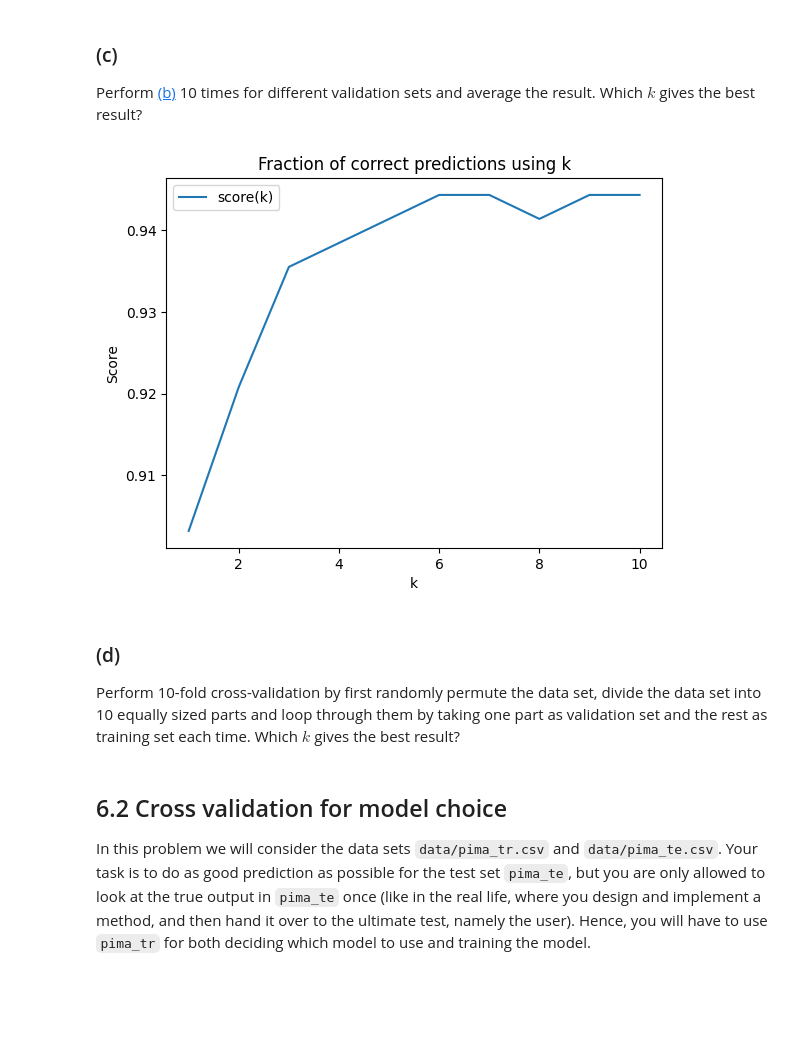
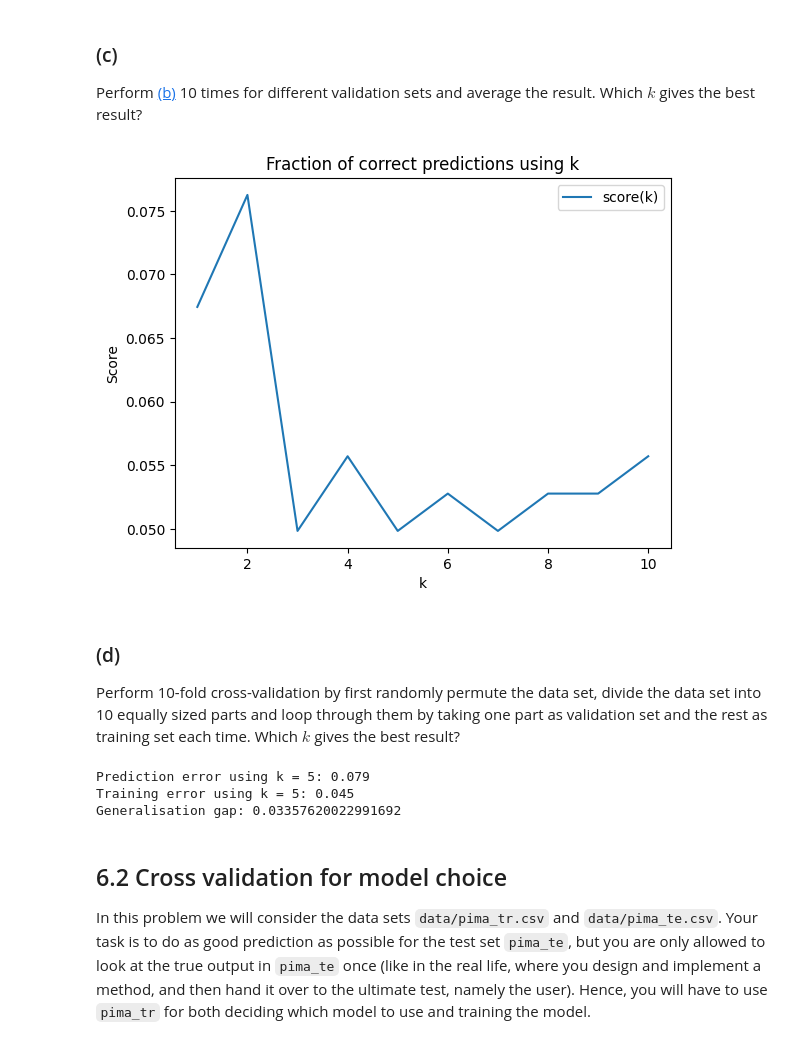
Before and after one commit to ivannoreland/smask, a Jupyter notebook: exercises/SML-session_6.ipynb, the cells around one changed output. Drawn from its saved outputs; the diff is of its cells as text; code cells hidden in the pictures; blank space fills up the shorter version.

```diff
--- a/exercises/SML-session_6.ipynb
+++ b/exercises/SML-session_6.ipynb
@@ -105,26 +105,76 @@ malignant      11        100
 Perform [(b)](#6.1-b) 10 times for different validation sets and average the result. Which $k$ gives the best result?
 # %%
 k_array = np.linspace(1, 10, 10)
-score = np.zeros(10)
+error = np.zeros(10)
 for k in k_array:
   model = skl_nb.KNeighborsClassifier(int(k)).fit(train[['V3','V4','V5']], train['class'])
   pred = model.predict(val[['V3','V4','V5']])
   true = val['class']
   # Corrected line: Use the already fitted 'model' instance to score
-  score[int(k)-1] = model.score(val[['V3','V4','V5']], true)
-  #print(f'Fraction of correct predictions using k = {float(k)}: {score[int(k)-1]:.3f}')
+  error[int(k)-1] = np.mean(pred != true)
+  #print(f'Prediction error using k = {float(k)}: {score[int(k)-1]:.3f}')
 
-plt.plot(k_array, score, label='score(k)')
+plt.plot(k_array, error, label='score(k)')
 plt.xlabel('k')
 plt.ylabel('Score')
 plt.title('Fraction of correct predictions using k')
 plt.legend()
 plt.show()
 # %% [output]
-[figure, old version]
+[figure, new version]
 # %% [markdown]
 ### (d)
 Perform 10-fold cross-validation by first randomly permute the data set, divide the data set into 10 equally sized parts and loop through them by taking one part as validation set and the rest as training set each time. Which $k$ gives the best result?
+# %%
+k = 5
+
+# 10-fold cross-validation.
+total_samples = len(biopsy)
+
+# Randomly permuting data set by selecting random indices
+permuted_indices = np.random.choice(total_samples, size=total_samples, replace=False)
+
+# Get the actual index labels of the DataFrame
+biopsy_indices = biopsy.index
+
+# Create a boolean mask for the permuted indices. Returns a boolean array of the
+# same shape as biopsy_indices that is True where an element of
+# biopsy_indices is in biopsy_indices[permuted_indices] and False otherwise.
+permuted_mask = np.isin(biopsy_indices, biopsy_indices[permuted_indices])
+
+# Select the permuted dataframe using the boolean mask
+permuted = biopsy[permuted_mask]
+
+#  Splitting data into 10-folds
+folds = np.array_split(permuted, 10)
+
+e_hold_out = np.zeros(10)
+
+# Train model on folds, with remaining fold as validation data
+for l in range(10):
+  val = folds[l]
+  train = folds[~l]
+  model = skl_nb.KNeighborsClassifier(k).fit(train[['V3','V4','V5']], train['class'])
+  pred = model.predict(val[['V3','V4','V5']])
+  true = val['class']
+  e_hold_out[l] = np.mean(pred != true)
+
+e_kfold = np.mean(e_hold_out)
+print(f'Prediction error using k = {k}: {e_kfold:.3f}')
+
+# Use e_kfold as e_new and compare with e_train
+# e_train determined from the model trained on all data
+model = skl_nb.KNeighborsClassifier(k).fit(biopsy[['V3','V4','V5']], biopsy['class'])
+pred = model.predict(biopsy[['V3','V4','V5']])
+true = biopsy['class']
+e_train = np.mean(pred != true)
+
+print(f'Training error using k = {k}: {e_train:.3f}')
+print(f'Generalisation gap: {e_kfold-e_train}')
+# %% [output]
+Prediction error using k = 5: 0.079
+Training error using k = 5: 0.045
+Generalisation gap: 0.03357620022991692
 # %% [markdown]
 ## 6.2 Cross validation for model choice
 
```
Also changed, not shown: parts of 1 cell of this notebook.
